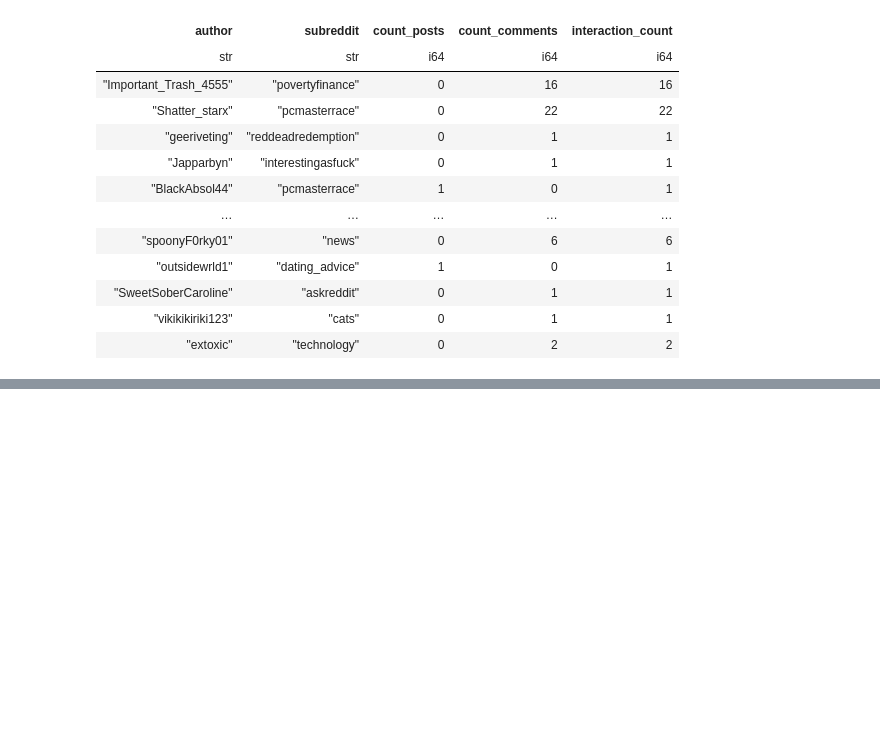
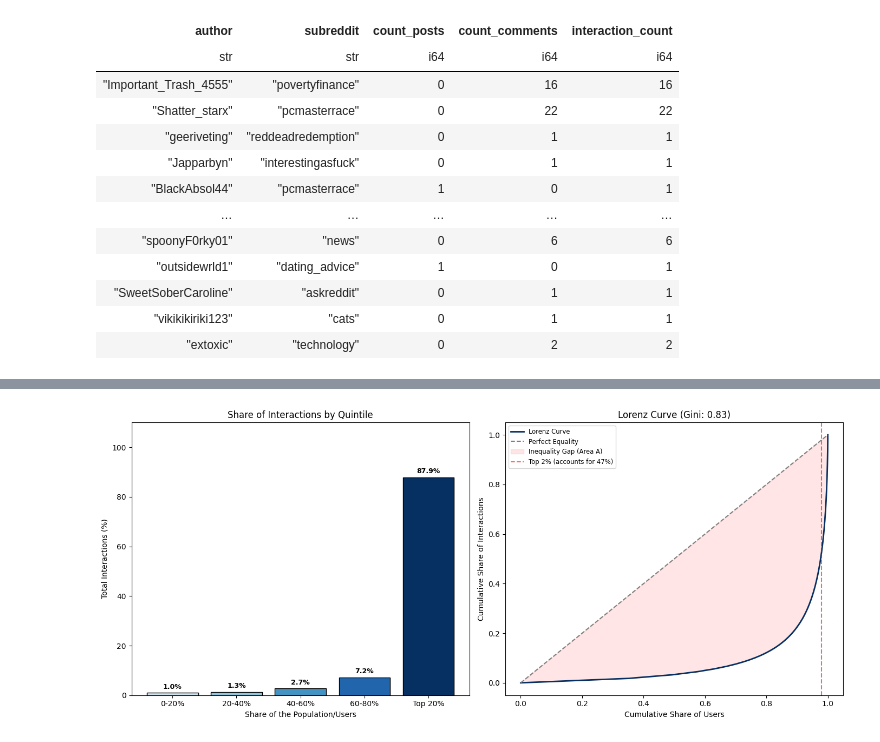
Before and after one commit to Donyl-Alcantara/Accesslab_MiniProject_Alcantara-Vocal, a Jupyter notebook: 04 Network Topology.ipynb, the cells around one changed output, grey strips where cells are left out. Drawn from its saved outputs; the diff is of its cells as text; code cells hidden in the pictures; blank space fills up the shorter version.

```diff
--- a/04 Network Topology.ipynb
+++ b/04 Network Topology.ipynb
@@ -35,0 +160,11 @@ shape: (46_724_134, 5)
+# %%
+# sort descending
+df_cs = df_author_interaction.sort("interaction_per_user", descending=True)
+total_interactions = df_cs["interaction_per_user"].sum()
+
+# iterate over top 1 to 20%
+for pct in range(1, 21):
+    n_top = int(df_cs.height * (pct/100))
+    top_users = df_cs.head(n_top)
+    share = top_users["interaction_per_user"].sum() / total_interactions
+    print(f"Top {pct}% users: {n_top}, Contribution share: {share:.2f}")
@@ -35,0 +196,46 @@ shape: (46_724_134, 5)
+# %%
+y_sorted = np.sort(df_author_interaction["interaction_per_user"].to_numpy())
+total_val = y_sorted.sum()
+n_users = len(y_sorted)
+
+# lorenz data
+cum_users = np.arange(1, n_users + 1) / n_users
+cum_activity = np.cumsum(y_sorted) / total_val
+
+# quintile data
+groups = np.array_split(y_sorted, 5)
+shares = [(g.sum() / total_val) * 100 for g in groups]
+quintile_labels = ['0-20%', '20-40%', '40-60%', '60-80%', 'Top 20%']
+colors = ['#d1e5f0', '#92c5de', '#4393c3', '#2166ac', '#053061']
+
+# Plots
+fig, (ax1, ax2) = plt.subplots(1, 2, figsize=(14, 6))
+
+# Quintile Bar Chart
+bars = ax1.bar(quintile_labels, shares, color=colors, edgecolor='black')
+ax1.set_title('Share of Interactions by Quintile')
+ax1.set_ylabel('Total Interactions (%)')
+ax1.set_xlabel('Share of the Population/Users')
+ax1.set_ylim(0, 110)
+for bar in bars:
+    height = bar.get_height()
+    ax1.text(bar.get_x() + bar.get_width()/2., height + 1, f'{height:.1f}%',
+             ha='center', va='bottom', fontweight='bold', fontsize=9)
+
+# Lorenz Curve
+ax2.plot(cum_users, cum_activity, label='Lorenz Curve', color='#053061', linewidth=2)
+ax2.plot([0,1], [0,1], linestyle='--', color='grey', label='Perfect Equality')
+ax2.fill_between(cum_users, cum_activity, cum_users, color='red', alpha=0.1, label='Inequality Gap (Area A)')
+
+# threshold
+ax2.axvline(cum_users[int(len(lor_data) * 0.98)], linestyle='--', color='r', alpha=0.6, label=f'Top 2% (accounts for {(1-cum_activity[int(len(lor_data) * 0.98)])*100:.0f}%)')
+# ax2.axhline(cum_activity[int(len(lor_data) * 0.98)], linestyle=':', color='r', alpha=0.5)
+ax2.set_title(f'Lorenz Curve (Gini: {gini:.2f})')
+ax2.set_xlabel('Cumulative Share of Users')
+ax2.set_ylabel('Cumulative Share of Interactions')
+ax2.legend(loc='upper left', fontsize='small')
+
+plt.tight_layout()
+plt.show()
+# %% [output]
+[figure, added]
```
Also changed, not shown: parts of 32 cells of this notebook, 2 other files.
